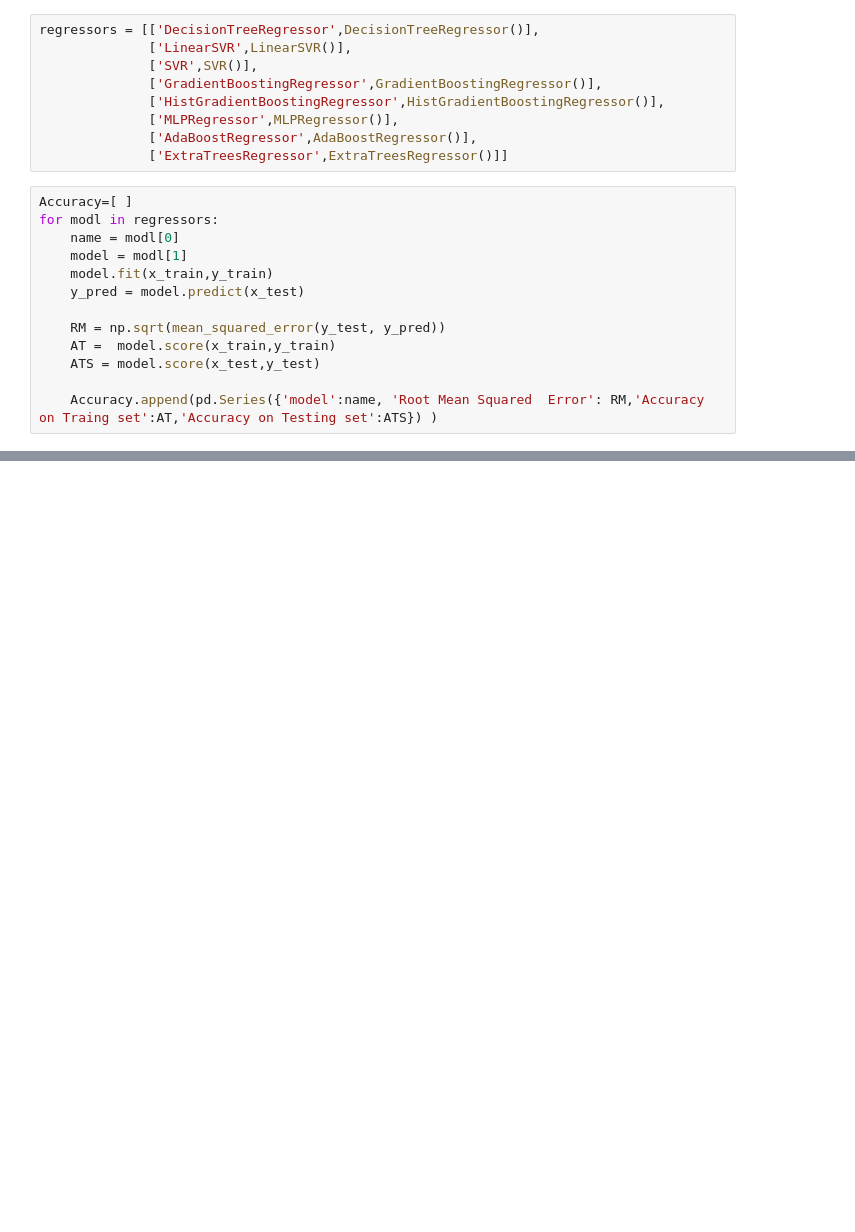
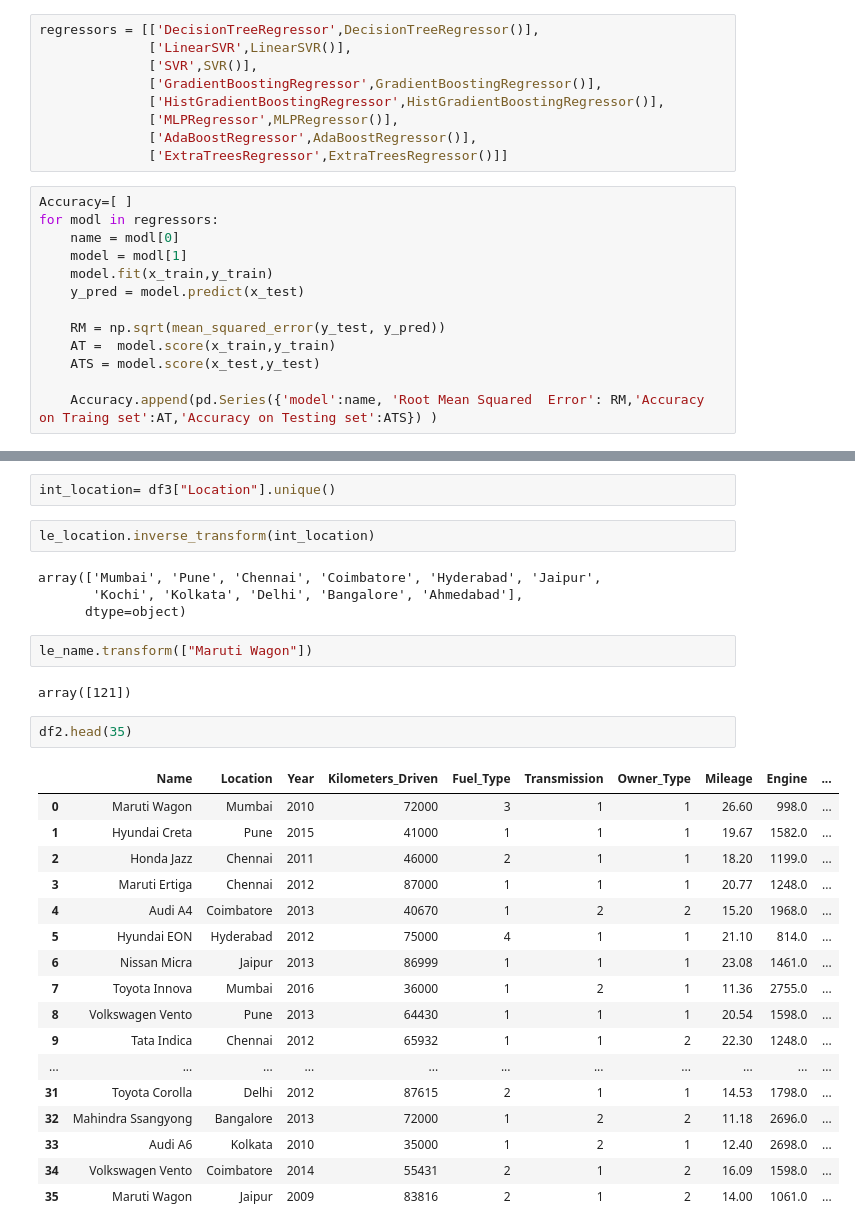
Before and after one commit to shyamranasara/mini-micro-project, a Jupyter notebook: Old Car Price Predicution/Old Car Price Predicution/Old Car Price Predicution.ipynb, the cells around one changed output, grey strips where cells are left out. Cells and saved outputs as stored; diff of their text form; blank space fills up the shorter version.

```diff
--- a/Old Car Price Predicution/Old Car Price Predicution/Old Car Price Predicution.ipynb
+++ b/Old Car Price Predicution/Old Car Price Predicution/Old Car Price Predicution.ipynb
@@ -846,0 +929,32 @@ tsds
+# %%
+int_location= df3["Location"].unique()
+# %%
+le_location.inverse_transform(int_location)
+# %% [output]
+array(['Mumbai', 'Pune', 'Chennai', 'Coimbatore', 'Hyderabad', 'Jaipur',
+       'Kochi', 'Kolkata', 'Delhi', 'Bangalore', 'Ahmedabad'],
+      dtype=object)
+# %%
+le_name.transform(["Maruti Wagon"])
+# %% [output]
+array([121])
+# %%
+df2.head(35)
+# %% [output]
+|  | Name | Location | Year | Kilometers_Driven | Fuel_Type | Transmission | Owner_Type | Mileage | Engine | ... |
+| 0 | Maruti Wagon | Mumbai | 2010 | 72000 | 3 | 1 | 1 | 26.60 | 998.0 | ... |
+| 1 | Hyundai Creta | Pune | 2015 | 41000 | 1 | 1 | 1 | 19.67 | 1582.0 | ... |
+| 2 | Honda Jazz | Chennai | 2011 | 46000 | 2 | 1 | 1 | 18.20 | 1199.0 | ... |
+| 3 | Maruti Ertiga | Chennai | 2012 | 87000 | 1 | 1 | 1 | 20.77 | 1248.0 | ... |
+| 4 | Audi A4 | Coimbatore | 2013 | 40670 | 1 | 2 | 2 | 15.20 | 1968.0 | ... |
+| 5 | Hyundai EON | Hyderabad | 2012 | 75000 | 4 | 1 | 1 | 21.10 | 814.0 | ... |
+| 6 | Nissan Micra | Jaipur | 2013 | 86999 | 1 | 1 | 1 | 23.08 | 1461.0 | ... |
+| 7 | Toyota Innova | Mumbai | 2016 | 36000 | 1 | 2 | 1 | 11.36 | 2755.0 | ... |
+| 8 | Volkswagen Vento | Pune | 2013 | 64430 | 1 | 1 | 1 | 20.54 | 1598.0 | ... |
+| 9 | Tata Indica | Chennai | 2012 | 65932 | 1 | 1 | 2 | 22.30 | 1248.0 | ... |
+| ... | ... | ... | ... | ... | ... | ... | ... | ... | ... | ... |
+| 31 | Toyota Corolla | Delhi | 2012 | 87615 | 2 | 1 | 1 | 14.53 | 1798.0 | ... |
+| 32 | Mahindra Ssangyong | Bangalore | 2013 | 72000 | 1 | 2 | 2 | 11.18 | 2696.0 | ... |
+| 33 | Audi A6 | Kolkata | 2010 | 35000 | 1 | 2 | 1 | 12.40 | 2698.0 | ... |
+| 34 | Volkswagen Vento | Coimbatore | 2014 | 55431 | 2 | 1 | 2 | 16.09 | 1598.0 | ... |
+| 35 | Maruti Wagon | Jaipur | 2009 | 83816 | 2 | 1 | 2 | 14.00 | 1061.0 | ... |
```
Also changed, not shown: parts of 18 cells of this notebook, 31 other files.
